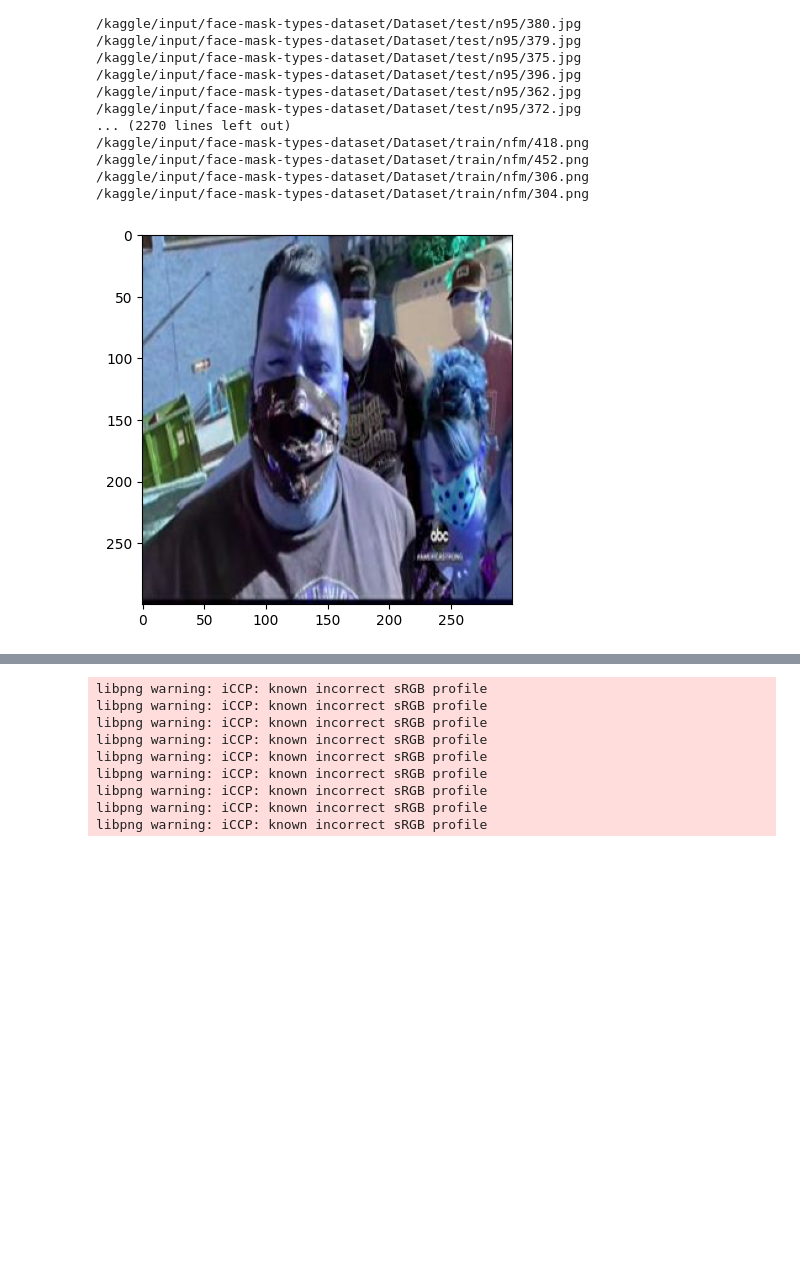
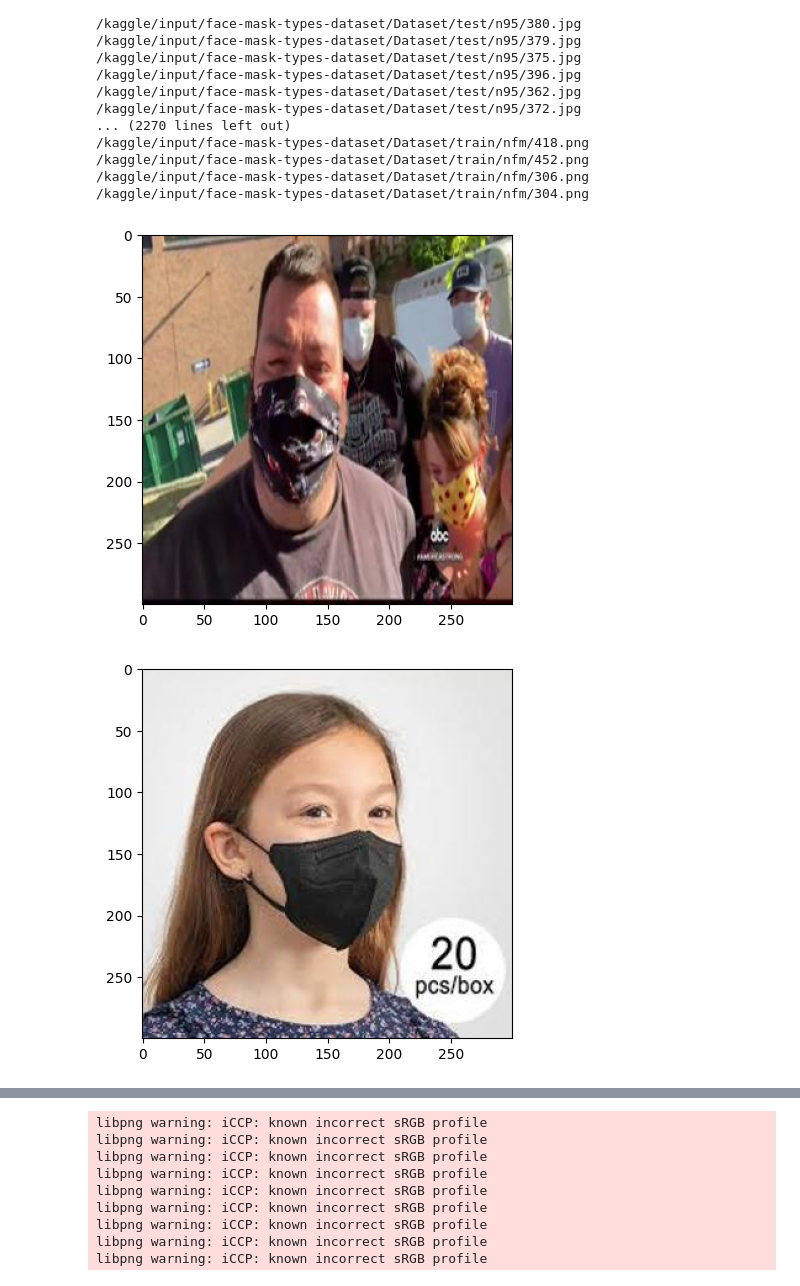
Before and after one commit to ibrahimfe/Data_Science_Project, a Jupyter notebook: face-mask-classification-with-svm.ipynb, the cells around one changed output, grey strips where cells are left out. Drawn from its saved outputs; the diff is of its cells as text; code cells hidden in the pictures; blank space fills up the shorter version.

```diff
--- a/face-mask-classification-with-svm.ipynb
+++ b/face-mask-classification-with-svm.ipynb
@@ -49,13 +49,17 @@ DATADIR = '/kaggle/input/face-mask-types-dataset/Dataset/train'
 CATEGORIES = ['cloth', 'n95', 'n95v', 'nfm', 'srg']
 IMG_SIZE = 300
 # %%
+count = 0
 for category in CATEGORIES:
     path=os.path.join(DATADIR, category)
     for img in os.listdir(path):
         img_array=cv2.imread(os.path.join(path,img))
-        plt.imshow(img_array)
+        plt.imshow(cv2.cvtColor(img_array, cv2.COLOR_BGR2RGB))
         plt.show()
         break
-    break
+    count += 1
+    if count > 4:
+        break
 # %% [output]
-[figure, old version]
+[figure, new version]
+[figure, added]
```
Also changed, not shown: parts of 13 cells of this notebook.
